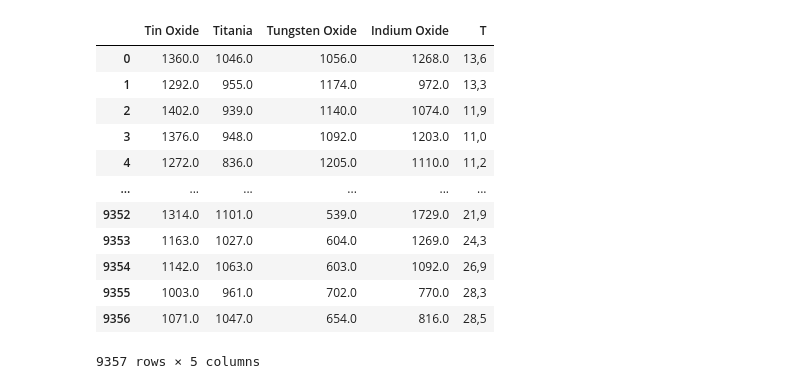
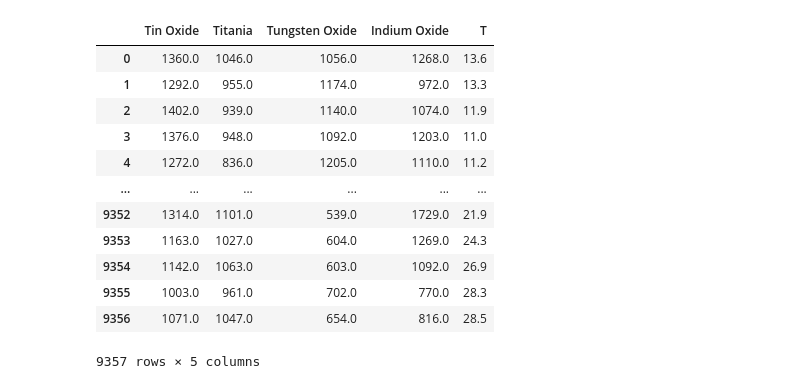
Before and after one commit to data301-2021-summer2/project-group_4997, a Jupyter notebook: analysis/person1/Milestone2chain.ipynb, the cells around one changed output. Cells and saved outputs as stored; diff of their text form; code cells hidden in the pictures.

```diff
--- a/analysis/person1/Milestone2chain.ipynb
+++ b/analysis/person1/Milestone2chain.ipynb
@@ -6,25 +6,26 @@ import seaborn as sns
 # %%
 df = (
     pd.read_csv('../../data/raw/AirQualityUCI.csv', sep=";")
     .drop(columns=["Unnamed: 15","Unnamed: 16"])
     .rename(columns={"CO(GT)":"CO", "PT08.S1(CO)": "Tin Oxide", "NMHC(GT)": "Avg. Benzene", "PT08.S2(NMHC)": "Titania", "NOx(GT)": "Avg. NO in ppb", "PT08.S3(NOx)": "Tungsten Oxide",
                      "NO2(GT)": "NO2", "PT08.S4(NO2)": "Hr Avg. Tungsten Oxide", "PT08.S5(O3)": "Indium Oxide"})
     .dropna().reset_index(drop=True)
+    .replace(',','.', regex=True)
     .loc[:, ["Tin Oxide", "Titania", "Tungsten Oxide", "Indium Oxide", "T"]]
 )
 
 df
 # %% [output]
 |  | Tin Oxide | Titania | Tungsten Oxide | Indium Oxide | T |
-| 0 | 1360.0 | 1046.0 | 1056.0 | 1268.0 | 13,6 |
-| 1 | 1292.0 | 955.0 | 1174.0 | 972.0 | 13,3 |
-| 2 | 1402.0 | 939.0 | 1140.0 | 1074.0 | 11,9 |
-| 3 | 1376.0 | 948.0 | 1092.0 | 1203.0 | 11,0 |
-| 4 | 1272.0 | 836.0 | 1205.0 | 1110.0 | 11,2 |
+| 0 | 1360.0 | 1046.0 | 1056.0 | 1268.0 | 13.6 |
+| 1 | 1292.0 | 955.0 | 1174.0 | 972.0 | 13.3 |
+| 2 | 1402.0 | 939.0 | 1140.0 | 1074.0 | 11.9 |
+| 3 | 1376.0 | 948.0 | 1092.0 | 1203.0 | 11.0 |
+| 4 | 1272.0 | 836.0 | 1205.0 | 1110.0 | 11.2 |
 | ... | ... | ... | ... | ... | ... |
-| 9352 | 1314.0 | 1101.0 | 539.0 | 1729.0 | 21,9 |
-| 9353 | 1163.0 | 1027.0 | 604.0 | 1269.0 | 24,3 |
-| 9354 | 1142.0 | 1063.0 | 603.0 | 1092.0 | 26,9 |
-| 9355 | 1003.0 | 961.0 | 702.0 | 770.0 | 28,3 |
-| 9356 | 1071.0 | 1047.0 | 654.0 | 816.0 | 28,5 |
+| 9352 | 1314.0 | 1101.0 | 539.0 | 1729.0 | 21.9 |
+| 9353 | 1163.0 | 1027.0 | 604.0 | 1269.0 | 24.3 |
+| 9354 | 1142.0 | 1063.0 | 603.0 | 1092.0 | 26.9 |
+| 9355 | 1003.0 | 961.0 | 702.0 | 770.0 | 28.3 |
+| 9356 | 1071.0 | 1047.0 | 654.0 | 816.0 | 28.5 |
 9357 rows × 5 columns
```
Also changed, not shown: 3 other files.
